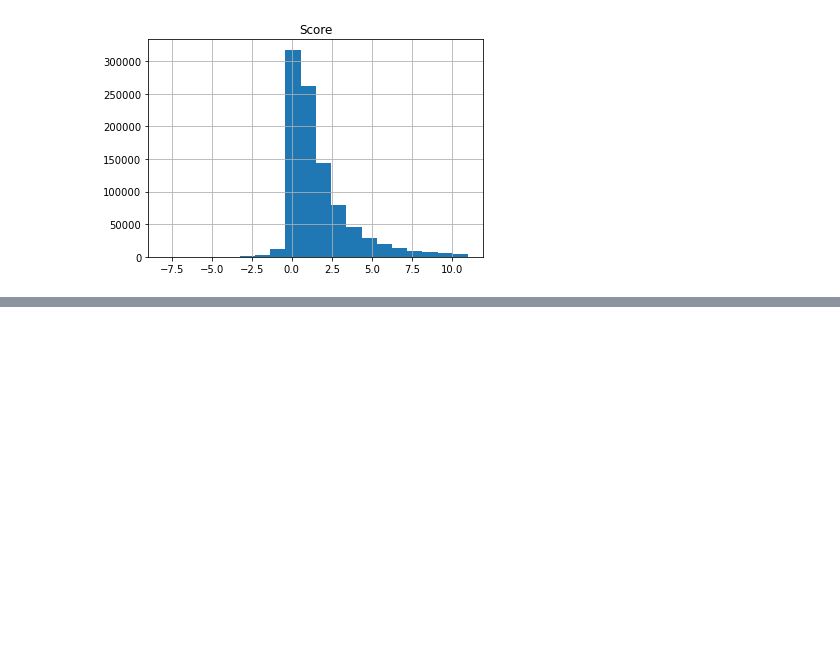
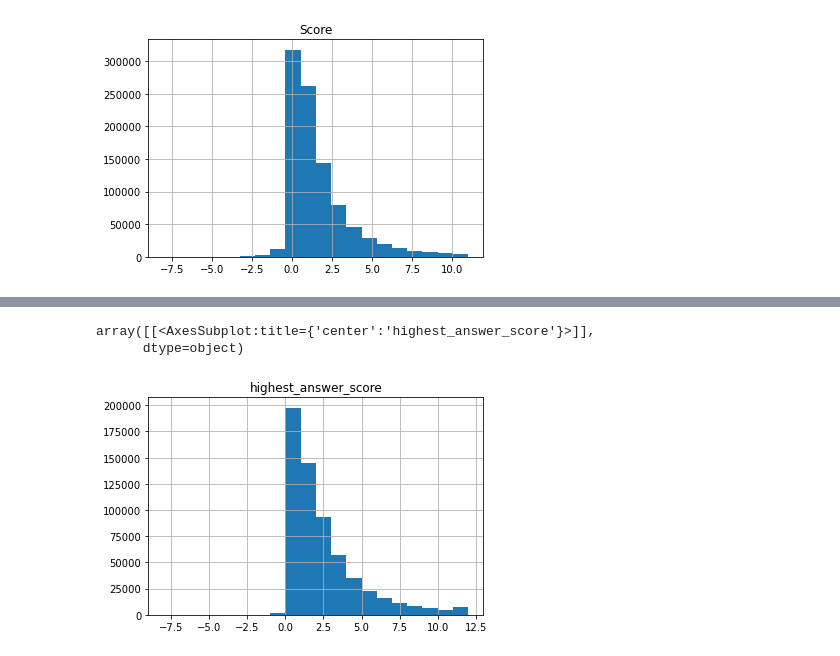
Before and after one commit to Tyler-Chi/w266_finalproject, a Jupyter notebook: EDA.ipynb, the cells around one changed output, grey strips where cells are left out. Drawn from its saved outputs; the diff is of its cells as text; code cells hidden in the pictures; blank space fills up the shorter version.

```diff
--- a/EDA.ipynb
+++ b/EDA.ipynb
@@ -110,3 +97,14 @@ answers_df_filtered.hist(column="Score", bins=20)
 # %% [output]
 array([[<AxesSubplot:title={'center':'Score'}>]], dtype=object)
 [figure]
+# %%
+# utility function, to just get the slice of the answers_df which matches the question ID
+def get_question_answer_info(question_id):
+    relevant_answers = answers_df.query(f"ParentId == {question_id}")
+    scores = relevant_answers['Score']
+    num_answers = len(scores)
+    highest_score = np.max(scores)
+    if num_answers == 0:
+        highest_score = 0
+
+    return highest_score, num_answers
@@ -112,0 +118,14 @@ array([[<AxesSubplot:title={'center':'Score'}>]], dtype=object)
+# %%
+# first insert empty columns, which we will rewrite shortly
+questions_df.insert(6, "highest_answer_score", 0)
+questions_df.insert(7, "num_answers", 0)
+# %%
+index = questions_df.index
+for row_index in index:
+    if row_index % 10000 == 0:
+        print(row_index)
+    question = questions_df.loc[row_index]
+    question_id = question['Id']
+    highest_score, num_answers = get_question_answer_info(question_id)
+    questions_df.loc[row_index, ['highest_answer_score']] = highest_score
+    questions_df.loc[row_index, ['num_answers']] = num_answers
@@ -112,0 +168,6 @@ array([[<AxesSubplot:title={'center':'Score'}>]], dtype=object)
+# %%
+questions_df.hist(column="highest_answer_score", bins=20)
+# %% [output]
+array([[<AxesSubplot:title={'center':'highest_answer_score'}>]],
+      dtype=object)
+[figure, added]
```
Also changed, not shown: parts of 12 cells of this notebook, 1 other file.
